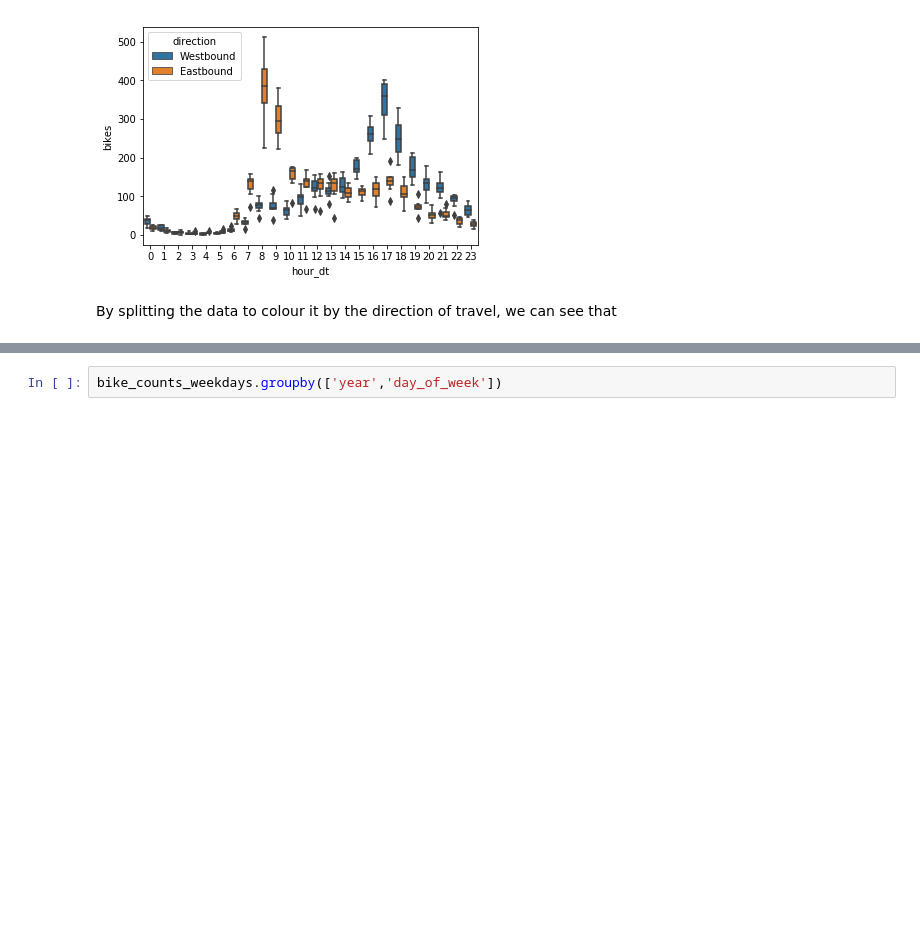
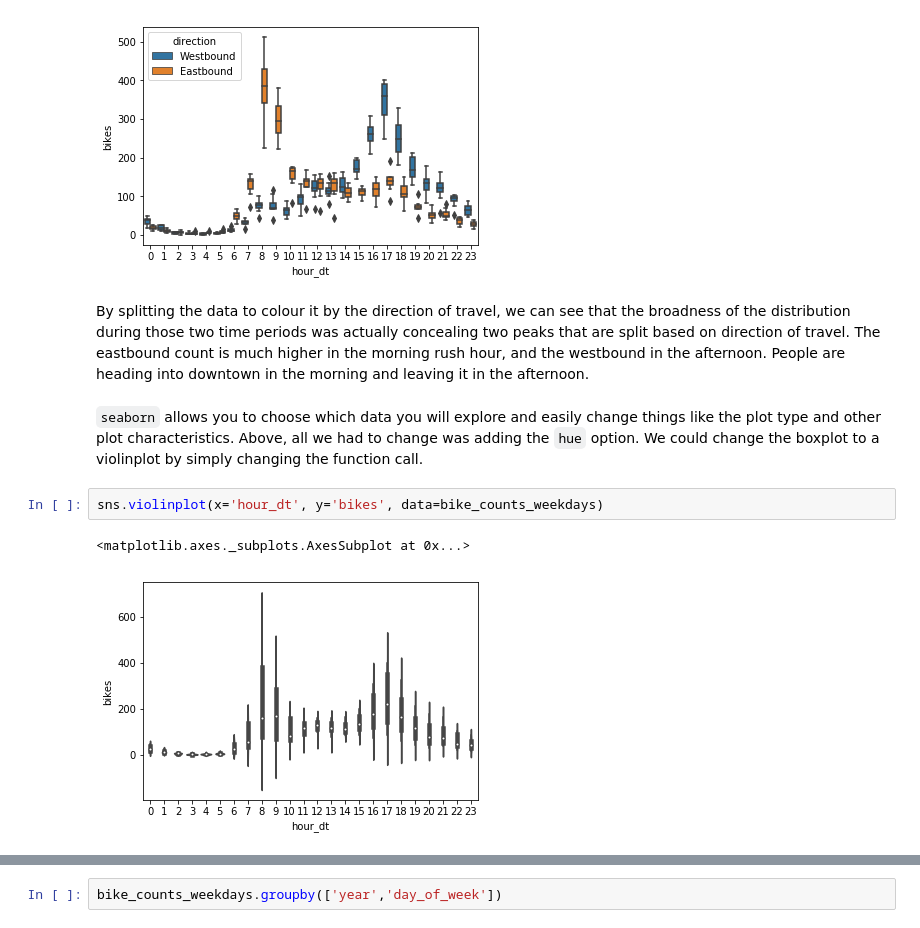
Before and after one commit to mbonsma/python-workshop, a Jupyter notebook: python-workshop.ipynb, the cells around one changed output, grey strips where cells are left out. Saved outputs shown, nothing was run; the diff lists cells and outputs as text; blank space fills up the shorter version.

```diff
--- a/python-workshop.ipynb
+++ b/python-workshop.ipynb
@@ -1306,5 +1305,12 @@ sns.boxplot(x='hour_dt', y='bikes', data=bike_counts_weekdays, hue = 'direction'
 # %% [output]
 <matplotlib.axes._subplots.AxesSubplot at 0x...>
 [figure]
-# %% [markdown]
-By splitting the data to colour it by the direction of travel, we can see that
+# %% [markdown]
+By splitting the data to colour it by the direction of travel, we can see that the broadness of the distribution during those two time periods was actually concealing two peaks that are split based on direction of travel. The eastbound count is much higher in the morning rush hour, and the westbound in the afternoon. People are heading into downtown in the morning and leaving it in the afternoon.
+# %% [markdown]
+`seaborn` allows you to choose which data you will explore and easily change things like the plot type and other plot characteristics. Above, all we had to change was adding the `hue` option. We could change the boxplot to a violinplot by simply changing the function call.
+# %%
+sns.violinplot(x='hour_dt', y='bikes', data=bike_counts_weekdays)
+# %% [output]
+<matplotlib.axes._subplots.AxesSubplot at 0x...>
+[figure, added]
```
Also changed, not shown: parts of 29 cells of this notebook.
